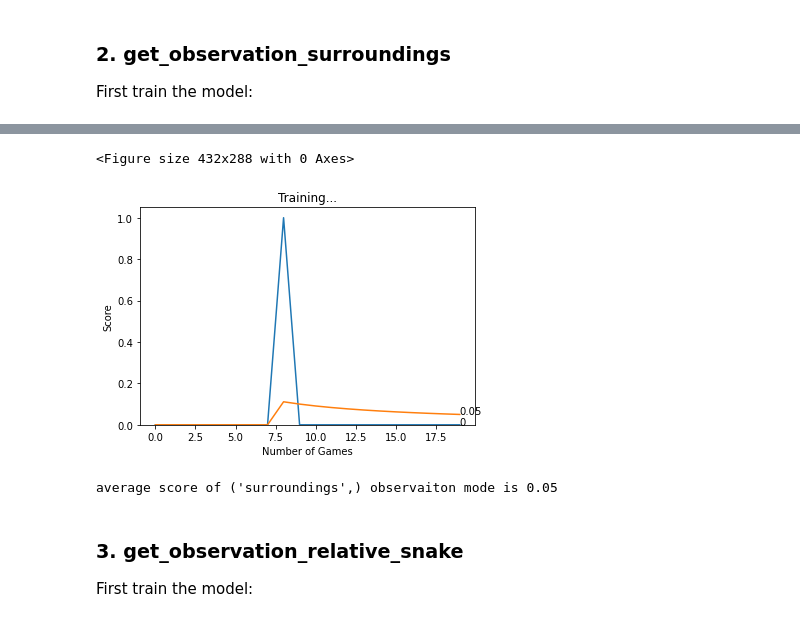
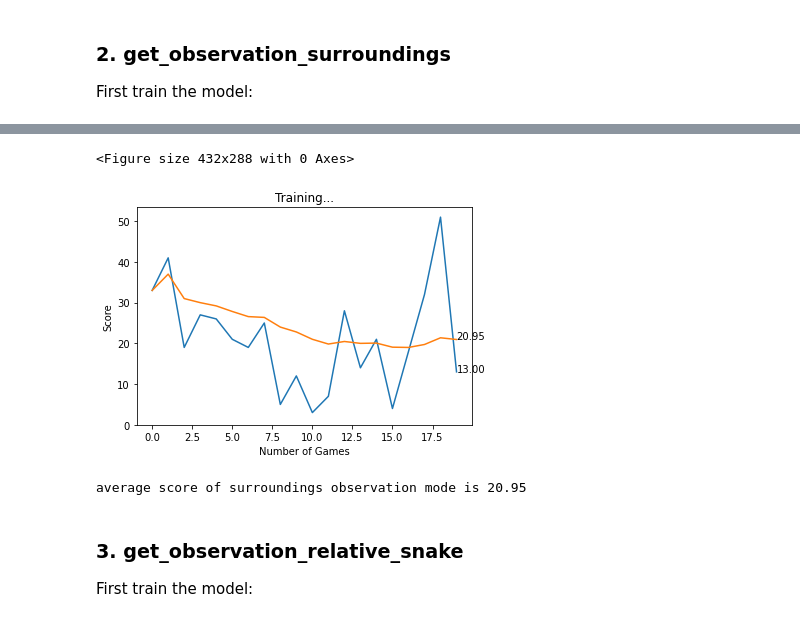
Before and after one commit to alexxcollins/Collins_Adib_INM707_CW, a Jupyter notebook: Advanced RL/Q-Learning_Comparisons.ipynb, the cells around one changed output, grey strips where cells are left out. Drawn from its saved outputs; the diff is of its cells as text; code cells hidden in the pictures.

```diff
--- a/Advanced RL/Q-Learning_Comparisons.ipynb
+++ b/Advanced RL/Q-Learning_Comparisons.ipynb
@@ -100,21 +101,21 @@ agent.save_model(MODEL_NAME)
 # %%
 game = SnakeGameAI(width=640, height=480,
-                   window_title="DQN - {}".format(GET_OBS), seed=42)
+                   window_title="DQN - {}".format(GET_OBS), seed=1)
 
 agent, scores, mean_scores = training_loop(game=game,
                                            model_name=MODEL_NAME,
-                                           load_model=False,
+                                           load_model=True,
                                            get_observation=GET_OBS,
                                            greedy=False,
                                            double_dqn=False,
                                            num_episodes=20
                                           )
 
-print('average score of {} observaiton mode is {}'.format(GET_OBS, mean_scores[-1]))
+print('average score of {} observation mode is {}'.format(GET_OBS, mean_scores[-1]))
 # %% [output]
 <Figure size 432x288 with 0 Axes>
-[figure, old version]
+[figure, new version]
-average score of ('surroundings',) observaiton mode is 0.05
+average score of surroundings observation mode is 20.95
 # %% [markdown]
 ### 3. get_observation_relative_snake
 
```
Also changed, not shown: parts of 9 cells of this notebook, 5 other files.
